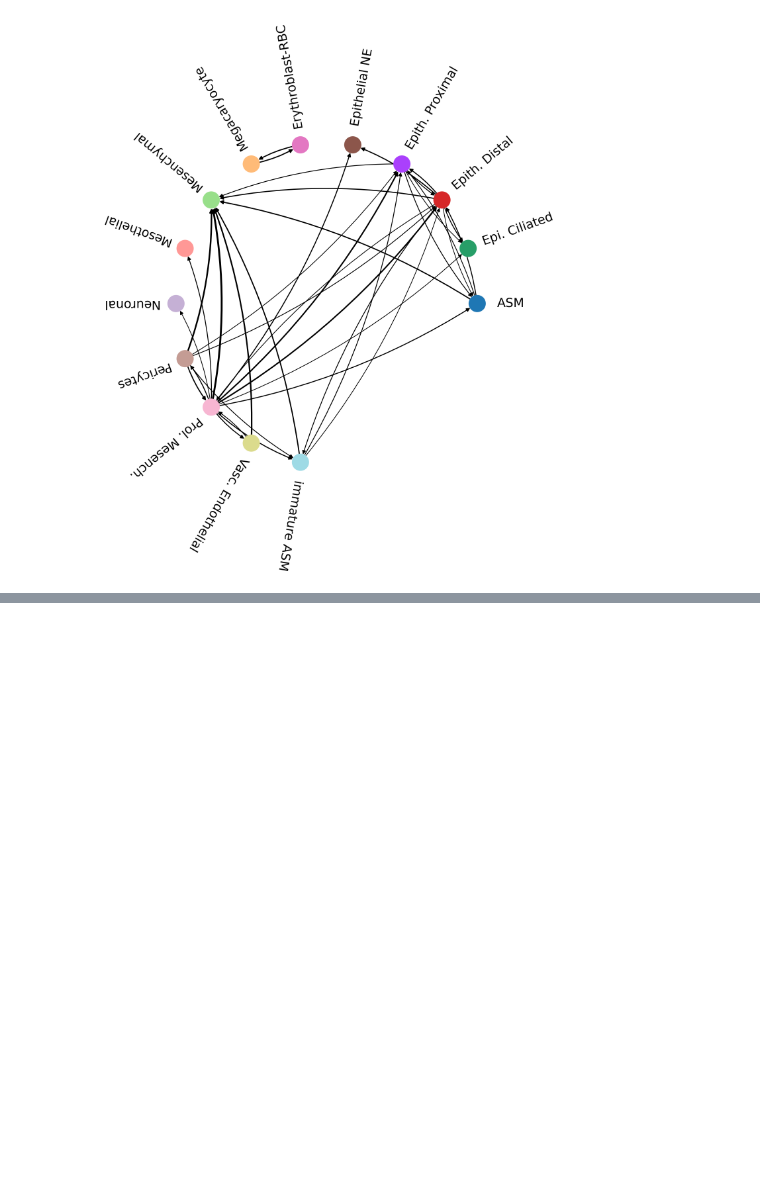
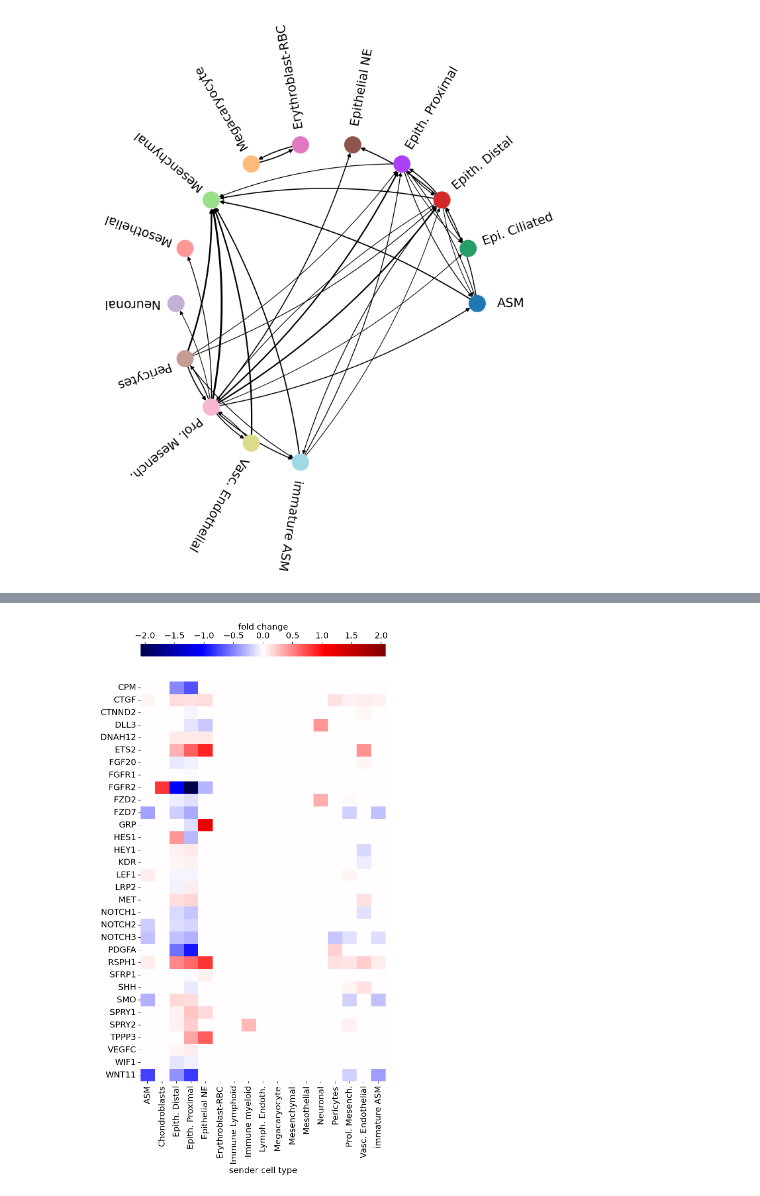
Before and after one commit to theislab/ncem_benchmarks, a Jupyter notebook: notebooks/data_exploration/iss_salas.ipynb, the cells around one changed output, grey strips where cells are left out. Drawn from its saved outputs; the diff is of its cells as text; code cells hidden in the pictures; blank space fills up the shorter version.

```diff
--- a/notebooks/data_exploration/iss_salas.ipynb
+++ b/notebooks/data_exploration/iss_salas.ipynb
@@ -90,0 +96,2 @@ interpreter.type_coupling_analysis_circular(
+# %%
+sender_receiver_df = interpreter.sender_receiver_values(receiver='Epi. Ciliated', sender='Epith. Proximal')
@@ -90,0 +118,6 @@ interpreter.type_coupling_analysis_circular(
+# %%
+gene_subset = sender_receiver_df[sender_receiver_df['qvalue'] <= 0.05].index
+# %%
+interpreter.sender_effect(receiver='Epi. Ciliated', gene_subset=list(gene_subset), figsize=(7,14))
+# %% [output]
+[figure, added]
```
Also changed, not shown: parts of 3 cells of this notebook.
